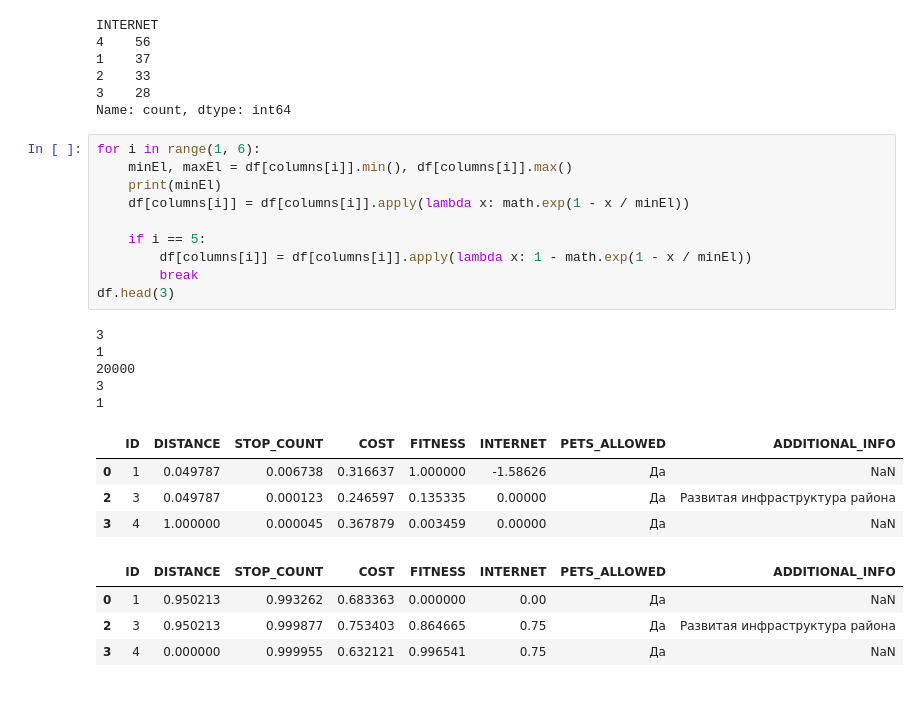
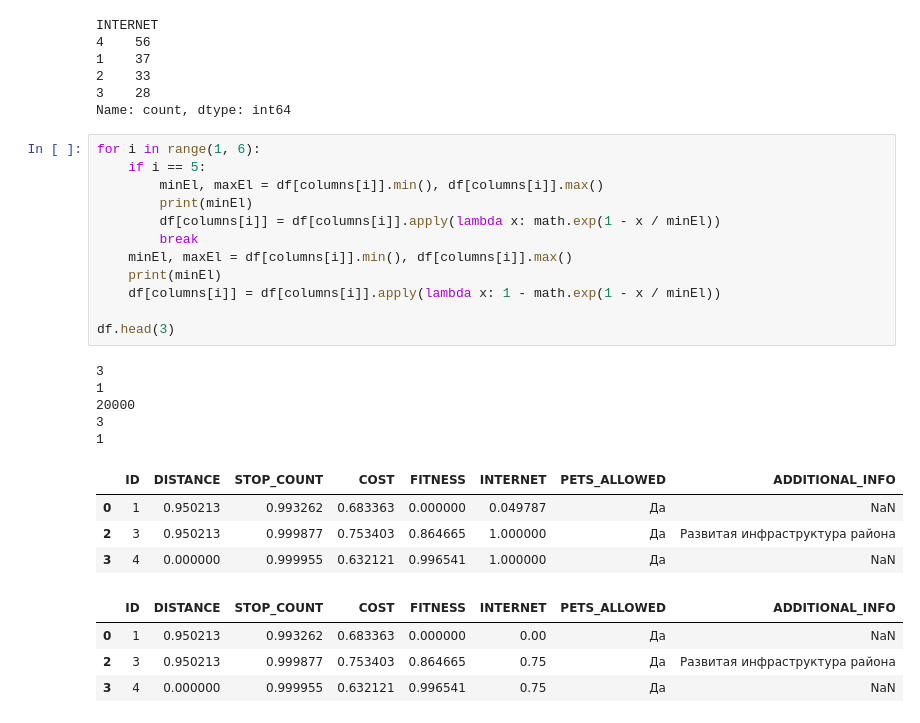
Before and after one commit to Azernem/Data_Analysis_SPbU, a Jupyter notebook: Сhoise_Flats/Choise_Flats.ipynb, the cells around one changed output. Saved outputs shown, nothing was run; the diff lists cells and outputs as text.

```diff
--- a/Сhoise_Flats/Choise_Flats.ipynb
+++ b/Сhoise_Flats/Choise_Flats.ipynb
@@ -87,24 +87,26 @@ INTERNET
 Name: count, dtype: int64
 # %%
 for i in range(1, 6):
+    if i == 5:
+        minEl, maxEl = df[columns[i]].min(), df[columns[i]].max()
+        print(minEl)
+        df[columns[i]] = df[columns[i]].apply(lambda x: math.exp(1 - x / minEl))
+        break
     minEl, maxEl = df[columns[i]].min(), df[columns[i]].max()
     print(minEl)
-    df[columns[i]] = df[columns[i]].apply(lambda x: math.exp(1 - x / minEl))
+    df[columns[i]] = df[columns[i]].apply(lambda x: 1 - math.exp(1 - x / minEl))
 
-    if i == 5:
-        df[columns[i]] = df[columns[i]].apply(lambda x: 1 - math.exp(1 - x / minEl))
-        break
 df.head(3)
 # %% [output]
 3
 1
 20000
 3
 1
 |  | ID | DISTANCE | STOP_COUNT | COST | FITNESS | INTERNET | PETS_ALLOWED | ADDITIONAL_INFO |
-| 0 | 1 | 0.049787 | 0.006738 | 0.316637 | 1.000000 | -1.58626 | Да | NaN |
-| 2 | 3 | 0.049787 | 0.000123 | 0.246597 | 0.135335 | 0.00000 | Да | Развитая инфраструктура района |
-| 3 | 4 | 1.000000 | 0.000045 | 0.367879 | 0.003459 | 0.00000 | Да | NaN |
+| 0 | 1 | 0.950213 | 0.993262 | 0.683363 | 0.000000 | 0.049787 | Да | NaN |
+| 2 | 3 | 0.950213 | 0.999877 | 0.753403 | 0.864665 | 1.000000 | Да | Развитая инфраструктура района |
+| 3 | 4 | 0.000000 | 0.999955 | 0.632121 | 0.996541 | 1.000000 | Да | NaN |
 # %%
 # %% [output]
 |  | ID | DISTANCE | STOP_COUNT | COST | FITNESS | INTERNET | PETS_ALLOWED | ADDITIONAL_INFO |
```
Also changed, not shown: parts of 2 cells of this notebook.
